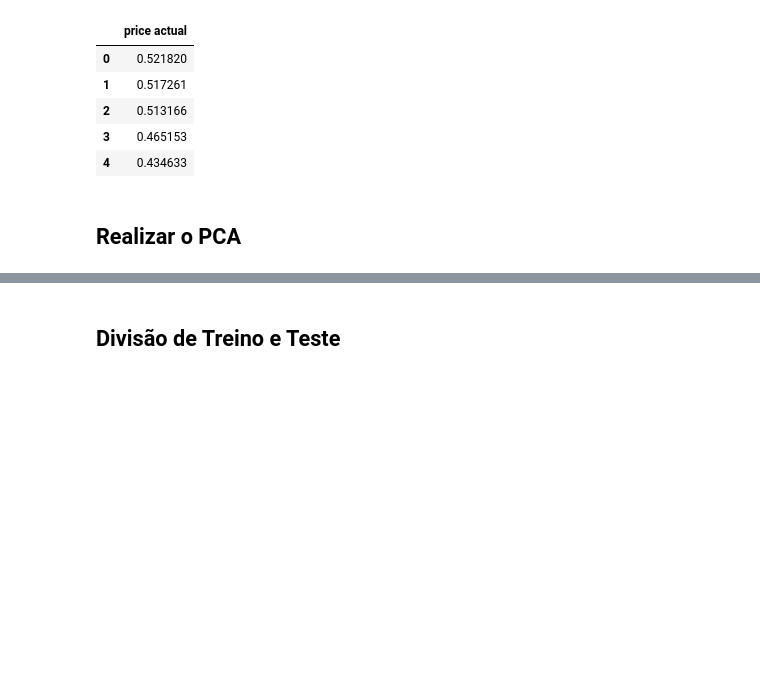
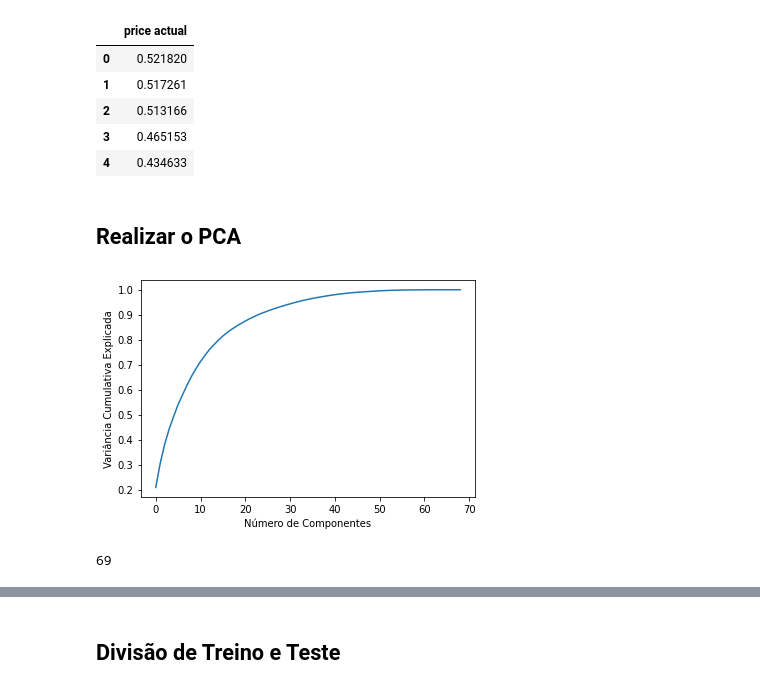
Before and after one commit to secretaria-ICA/Previsao_do_Preco_de_Energia, a Jupyter notebook: TCC_Energia.ipynb, the cells around one changed output, grey strips where cells are left out. Saved outputs shown, nothing was run; the diff lists cells and outputs as text; code cells hidden in the pictures; blank space fills up the shorter version.

Commit message:
Começando o PCA (falta analisar e escolher o valor dos componentes principais)

```diff
--- a/TCC_Energia.ipynb
+++ b/TCC_Energia.ipynb
@@ -1108,3 +1109,17 @@ df_variavel_alvo_normalizado.head()
 | 4 | 0.434633 |
 # %% [markdown]
 ## Realizar o PCA
+# %%
+pca = PCA()
+colunas_pca = colunas_normalizar #pegar todas as coluans do df_final menos a coluna "time"
+pca_variaveis_preditivas = pca.fit_transform(df_variaveis_preditivas[colunas_pca])
+
+plt.plot(np.cumsum(pca.explained_variance_ratio_))
+plt.xlabel('Número de Componentes')
+plt.ylabel('Variância Cumulativa Explicada');
+# %% [output]
+[figure, added]
+# %%
+len(  pca_variaveis_preditivas[0])
+# %% [output]
+69
```
Also changed, not shown: parts of 4 cells of this notebook.
